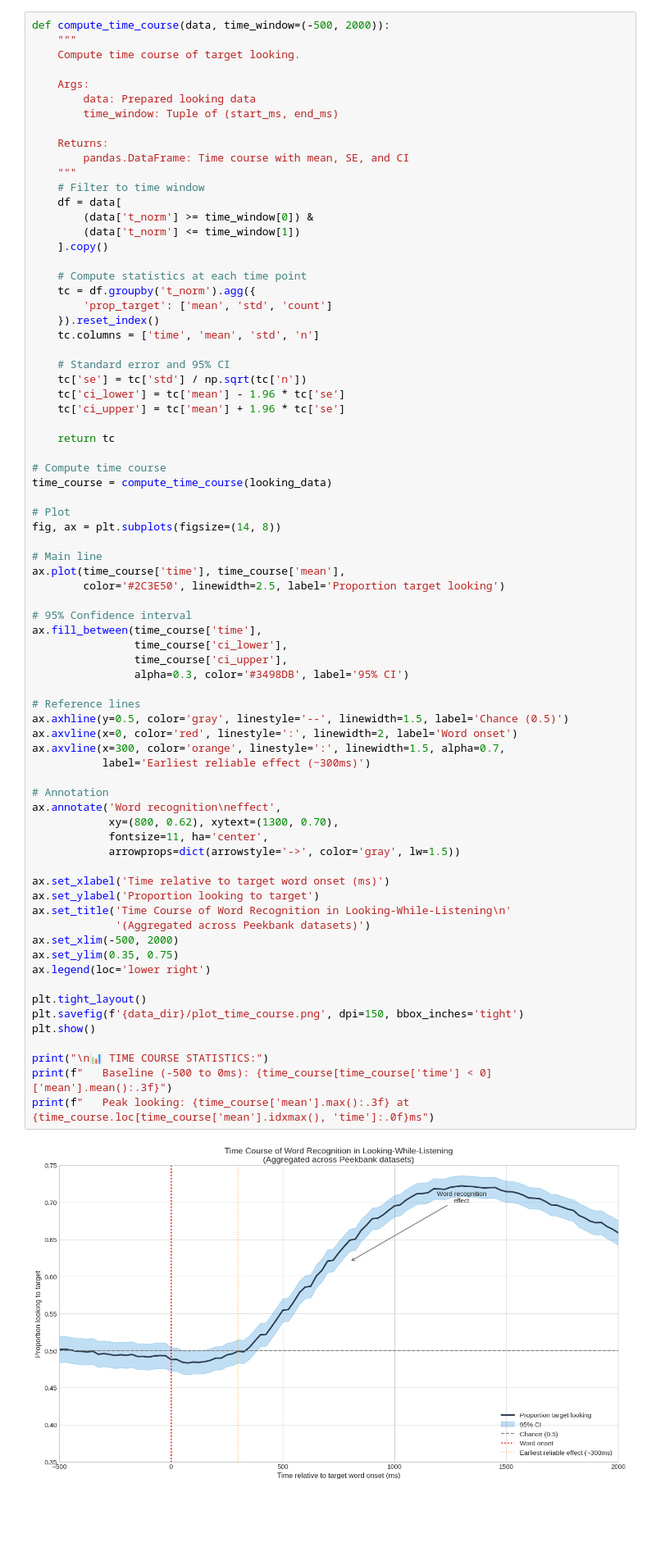
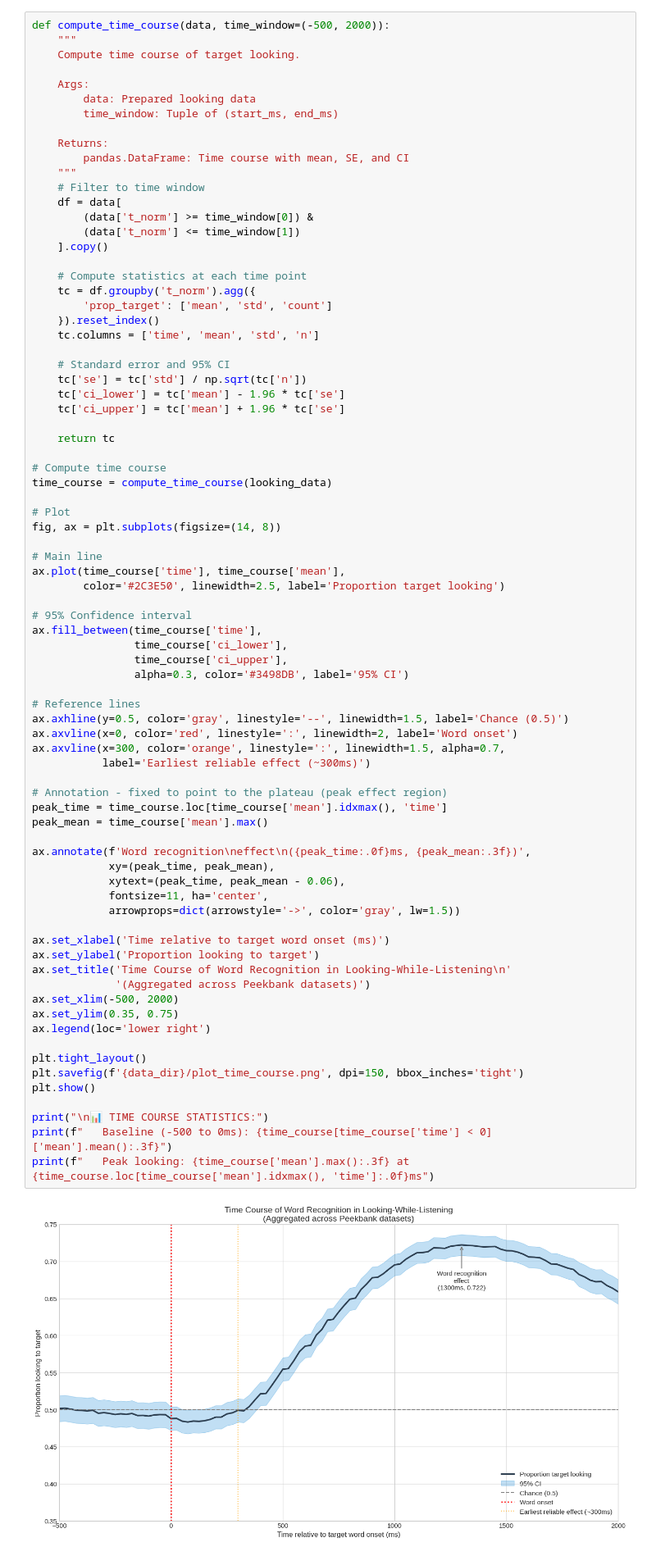
Before and after one commit to chemvatho/Peekbank-Analysis, a Jupyter notebook: Peekbank_Complete_Analysis.ipynb, the cells around one changed output. Shown at 82% size. Saved outputs shown, nothing was run; the diff lists cells and outputs as text; blank space fills up the shorter version.

```diff
--- a/Peekbank_Complete_Analysis.ipynb
+++ b/Peekbank_Complete_Analysis.ipynb
@@ -423,37 +423,41 @@ ax.plot(time_course['time'], time_course['mean'],
 ax.fill_between(time_course['time'],
                 time_course['ci_lower'],
                 time_course['ci_upper'],
                 alpha=0.3, color='#3498DB', label='95% CI')
 
 # Reference lines
 ax.axhline(y=0.5, color='gray', linestyle='--', linewidth=1.5, label='Chance (0.5)')
 ax.axvline(x=0, color='red', linestyle=':', linewidth=2, label='Word onset')
 ax.axvline(x=300, color='orange', linestyle=':', linewidth=1.5, alpha=0.7,
            label='Earliest reliable effect (~300ms)')
 
-# Annotation
-ax.annotate('Word recognition\neffect',
-            xy=(800, 0.62), xytext=(1300, 0.70),
+# Annotation - fixed to point to the plateau (peak effect region)
+peak_time = time_course.loc[time_course['mean'].idxmax(), 'time']
+peak_mean = time_course['mean'].max()
+
+ax.annotate(f'Word recognition\neffect\n({peak_time:.0f}ms, {peak_mean:.3f})',
+            xy=(peak_time, peak_mean),
+            xytext=(peak_time, peak_mean - 0.06),
             fontsize=11, ha='center',
             arrowprops=dict(arrowstyle='->', color='gray', lw=1.5))
 
 ax.set_xlabel('Time relative to target word onset (ms)')
 ax.set_ylabel('Proportion looking to target')
 ax.set_title('Time Course of Word Recognition in Looking-While-Listening\n'
              '(Aggregated across Peekbank datasets)')
 ax.set_xlim(-500, 2000)
 ax.set_ylim(0.35, 0.75)
 ax.legend(loc='lower right')
 
 plt.tight_layout()
 plt.savefig(f'{data_dir}/plot_time_course.png', dpi=150, bbox_inches='tight')
 plt.show()
 
 print("\n📊 TIME COURSE STATISTICS:")
 print(f"   Baseline (-500 to 0ms): {time_course[time_course['time'] < 0]['mean'].mean():.3f}")
 print(f"   Peak looking: {time_course['mean'].max():.3f} at {time_course.loc[time_course['mean'].idxmax(), 'time']:.0f}ms")
 # %% [output]
-[figure, old version]
+[figure, new version]
 📊 TIME COURSE STATISTICS:
    Baseline (-500 to 0ms): 0.496
    Peak looking: 0.722 at 1300ms
```
Also changed, not shown: parts of 1 cell of this notebook.
